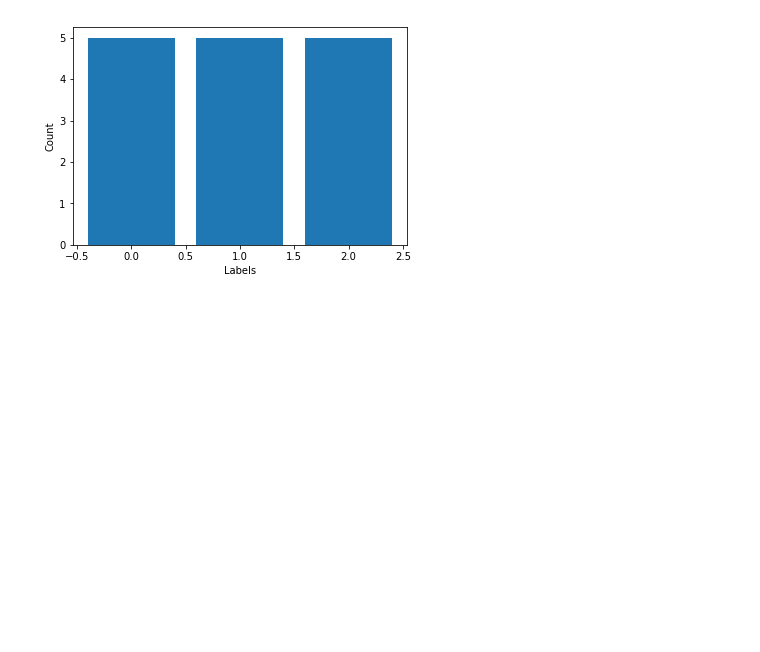
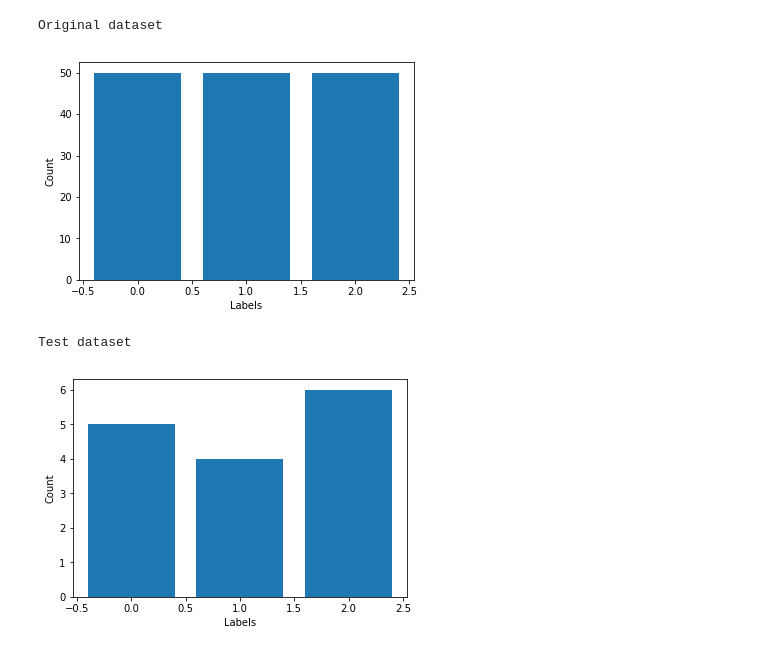
Before and after one commit to Lingviston/ml-lab10, a Jupyter notebook: HW10.ipynb, the cells around one changed output. Drawn from its saved outputs; the diff is of its cells as text; code cells hidden in the pictures; blank space fills up the shorter version.

Commit message:
Added original sample distribution plot.

```diff
--- a/HW10.ipynb
+++ b/HW10.ipynb
@@ -105,33 +105,44 @@ def learn_k_fold(folds_count, train_set, k_values):
 
     return results
 # %%
+def draw_distribution(sample):
+    counter = Counter()
+    for element in sample:
+        counter[element[MARK_INDEX]] += 1
+
+
+    hist_marks = list()
+    hist_counts = list()
+    for mark, count in counter.items():
+        hist_marks.append(mark)
+        hist_counts.append(count)
+
+
+    plt.bar(hist_marks, hist_counts)
+    plt.xlabel("Labels")
+    plt.ylabel("Count")
+    plt.show()
+
+
 iris_data = read_data(iris_file_path)
 random.shuffle(iris_data)
 
 test_sample_size = len(iris_data) // 10
 test_sample = iris_data[:test_sample_size]
 learn_sample = iris_data[test_sample_size:]
 
 assert len(test_sample) + len(learn_sample) == len(iris_data)
 
-counter = Counter()
-for element in test_sample:
-    counter[element[MARK_INDEX]] += 1
+print("Original dataset")
+draw_distribution(iris_data)
 
-
-hist_marks = list()
-hist_counts = list()
-for mark, count in counter.items():
-    hist_marks.append(mark)
-    hist_counts.append(count)
-
-
-plt.bar(hist_marks, hist_counts)
-plt.xlabel("Labels")
-plt.ylabel("Count")
-plt.show()
+print("Test dataset")
+draw_distribution(test_sample)
 # %% [output]
+Original dataset
-[figure, old version]
+[figure, new version]
+Test dataset
+[figure, added]
 # %%
 k_values = range(1, 11)
 
```
Also changed, not shown: parts of 3 cells of this notebook.
